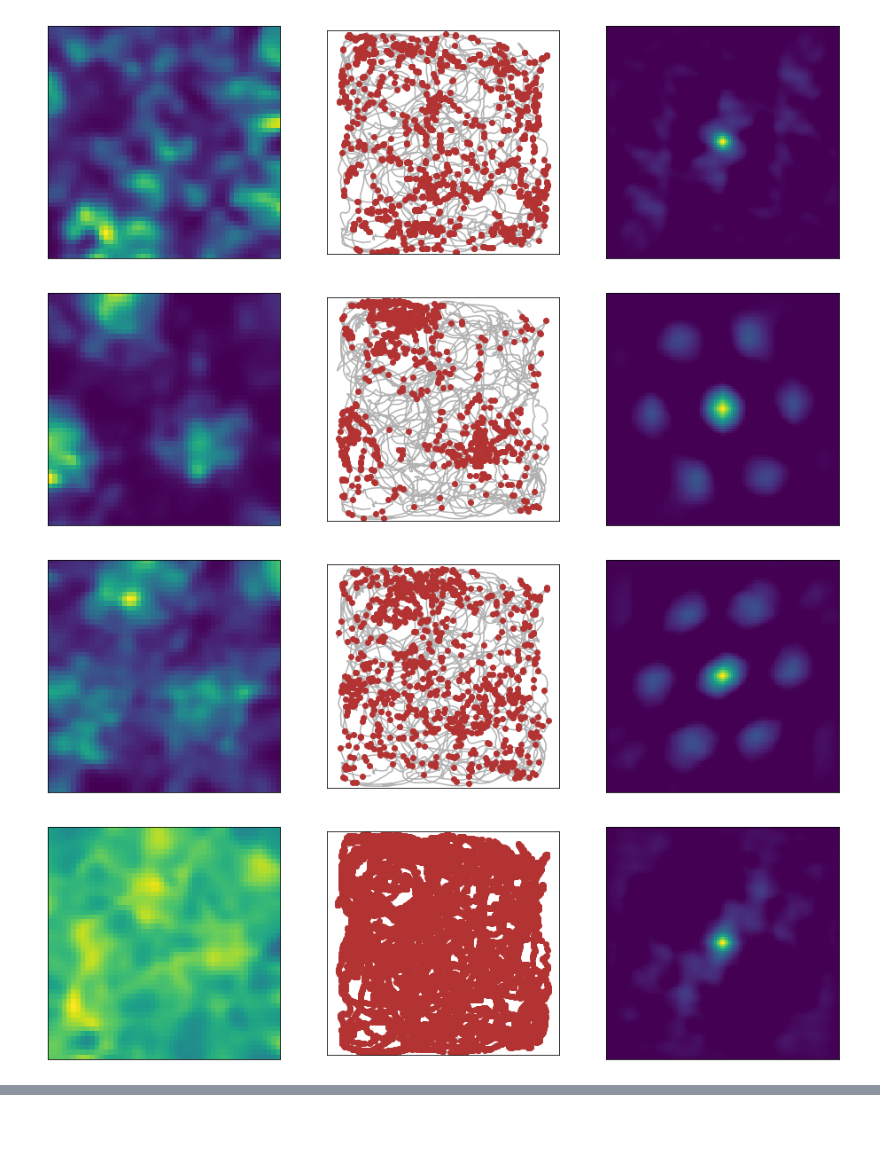
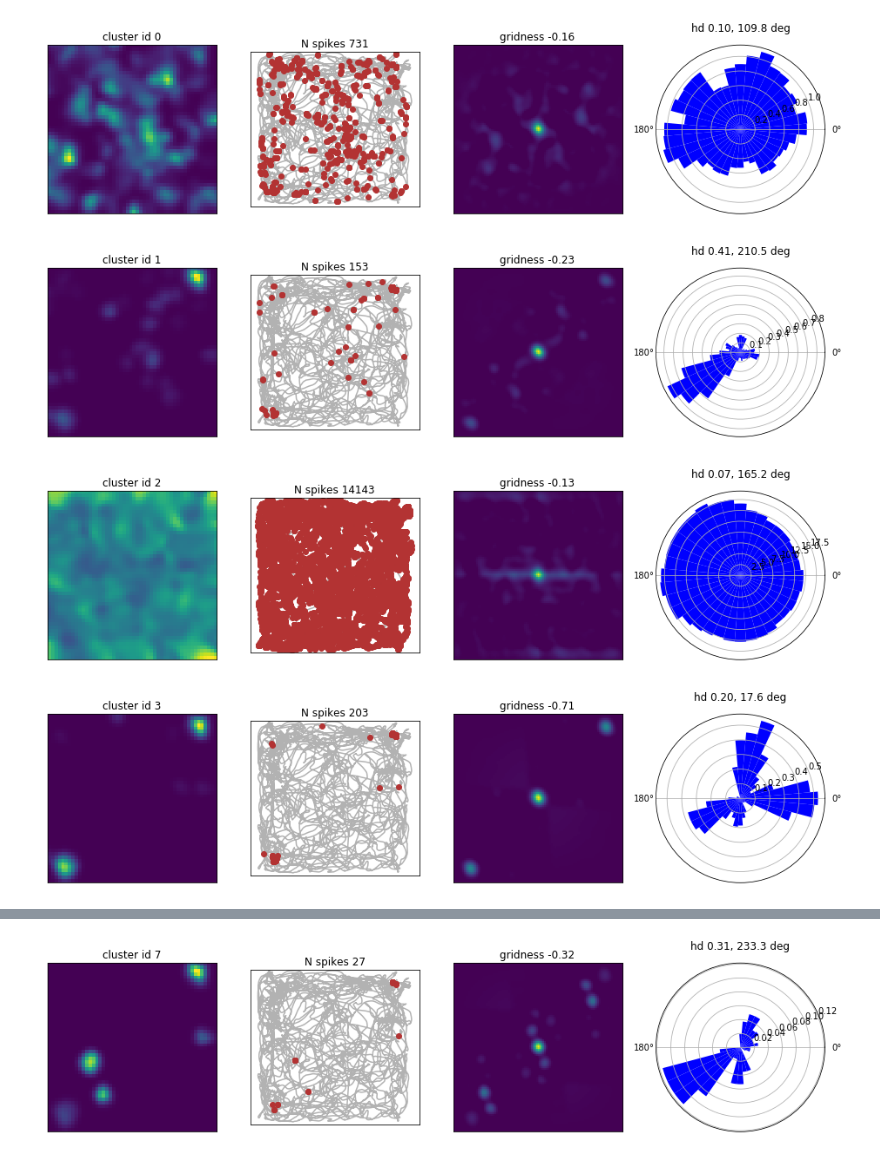
Before and after one commit to CINPLA/septum-mec, a Jupyter notebook: septum_mec/notebooks/ratemap.ipynb, the cells around one changed output, grey strips where cells are left out. Saved outputs shown, nothing was run; the diff lists cells and outputs as text; code cells hidden in the pictures; blank space fills up the shorter version.

```diff
--- a/septum_mec/notebooks/ratemap.ipynb
+++ b/septum_mec/notebooks/ratemap.ipynb
@@ -73,27 +98,35 @@ def make_rate_map(x, y, t, sptr, binsize, smoothing):
 # %%
-action_id = "1834-060319-2"
-channel_id = 0
-t_start = 60
-t_stop = 660
+action_id = "1849-060319-4"
+channel_id = 7
+t_start = 0
+t_stop = None
 
 action  = actions[action_id]
 
 data_path = pathlib.Path(project_path) / "actions" / action_id / "data" / "main.exdir"
 root_group = exdir.File(
     data_path, plugins=[exdir.plugins.quantities, exdir.plugins.git_lfs])
 
 x, y, t, speed = dp.load_tracking(data_path, par)
+a, at = dp.load_head_direction(data_path, par)
+spike_trains = dp.load_spiketrains(data_path, channel_id)
 
-spike_trains = dp.load_spiketrains(data_path, channel_id)
-mask = (t < t_stop) & (t > t_start)
-x, y, t = x[mask], y[mask], t[mask]
+if t_start is not None and t_stop is not None:
+    mask = (t < t_stop) & (t > t_start)
+    x, y, t = x[mask], y[mask], t[mask]
 
+spike_trains = sort_by_cluster_id(spike_trains)
 for spike_times in spike_trains:
-    spike_mask = (spike_times < t_stop) & (spike_times > t_start)
-    spike_times = spike_times[spike_mask]
-    make_rate_map(x,y,t,spike_times, binsize, smoothing)
+    if t_start is not None and t_stop is not None:
+        spike_mask = (spike_times < t_stop) & (spike_times > t_start)
+        spike_times = spike_times[spike_mask]
+
+    make_rate_map(
+        x, y, t, spike_times,
+        a, at,
+        binsize, smoothing, mask_zero_occupancy=False)
 # %% [output]
-[figure, old version]
+[figure, new version]
-[figure, old version]
+[figure, new version]
-[figure, old version]
+[figure, new version]
-[figure, old version]
+[figure, new version]
@@ -102,0 +136 @@ for spike_times in spike_trains:
+[figure, added]
```
Also changed, not shown: parts of 4 cells of this notebook, 3 other files.
